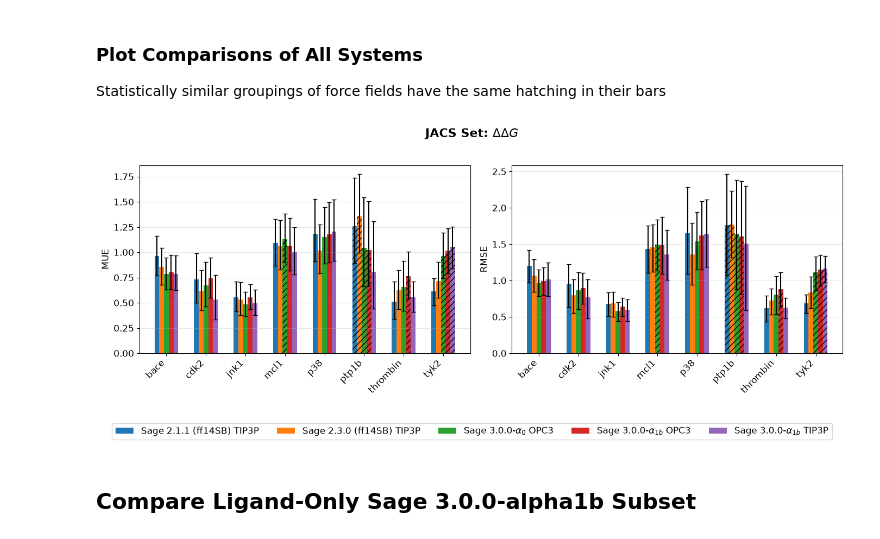
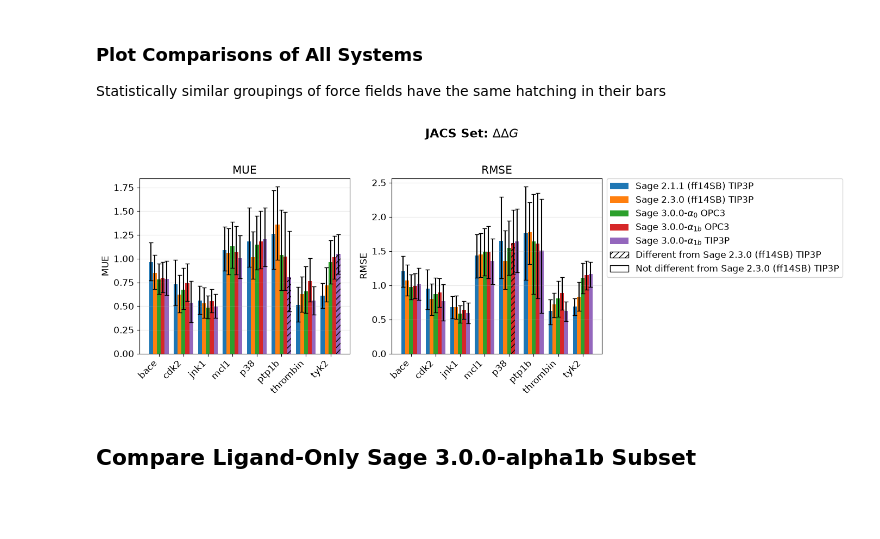
Before and after one commit to OpenFreeEnergy/openfe-benchmarks, a Jupyter notebook: examples/5_multicomparison_plots.ipynb, the cells around one changed output. Saved outputs shown, nothing was run; the diff lists cells and outputs as text; code cells hidden in the pictures; blank space fills up the shorter version.

```diff
--- a/examples/5_multicomparison_plots.ipynb
+++ b/examples/5_multicomparison_plots.ipynb
@@ -552,25 +604,44 @@ def plot_all_comparisons(summary_dict, title):
     plt.close()
 # %%
 system_keys = next(iter(results.values())).ddg_femaps().keys()
-comparison_results = {}
+comparison_results = defaultdict(dict)
 for system_group_name in system_keys:
-    femap_list = [result.ddg_femaps()[system_group_name] for result in results.values()]
+    femap_list = [
+        result.ddg_femaps()[system_group_name]
+        for result in results.values()
+        if system_group_name in result.ddg_femaps()
+    ]
     combined_femap = sum(femap_list[1:], femap_list[0])
 
     summary_df, comparison_df = compare_and_rank_results(
         femap=combined_femap,
         prediction_type="edgewise",
         rank_metric="MUE",  # the metric used for ranking the results
-        metrics_to_compute=["MUE", "RMSE"],  # metrics to report in the summary table
-        num_bootstraps=5_000,
+        metrics_to_compute=["MUE"],  # metrics to report in the summary table
+        num_bootstraps=10_000,
         confidence_level=0.95,  # report 95 % confidence intervals
         alpha=0.05,  # for statistical significance testing (e.g. p-value threshold)
     )
-    comparison_results[system_group_name[1]] = summary_df
+    comparison_results[system_group_name[1]]["MUE"] = (summary_df, comparison_df)
+
+    summary_df, comparison_df = compare_and_rank_results(
+        femap=combined_femap,
+        prediction_type="edgewise",
+        rank_metric="RMSE",  # the metric used for ranking the results
+        metrics_to_compute=["RMSE"],  # metrics to report in the summary table
+        num_bootstraps=10_000,
+        confidence_level=0.95,  # report 95 % confidence intervals
+        alpha=0.05,  # for statistical significance testing (e.g. p-value threshold)
+    )
+    comparison_results[system_group_name[1]]["RMSE"] = (summary_df, comparison_df)
+
+plot_all_comparisons(
+    comparison_results,
+    "JACS Set: $\Delta\Delta G$",
+    reference_source="Sage 2.3.0 (ff14SB) TIP3P",
+)
+# %% [output]
+[figure, added]
-# %%
-plot_all_comparisons(comparison_results, "JACS Set: $\Delta\Delta G$")
-# %% [output]
-[figure, removed]
 # %% [markdown]
 ## Compare Ligand-Only Sage 3.0.0-alpha1b Subset
 # %%
```
Also changed, not shown: parts of 15 cells of this notebook.
